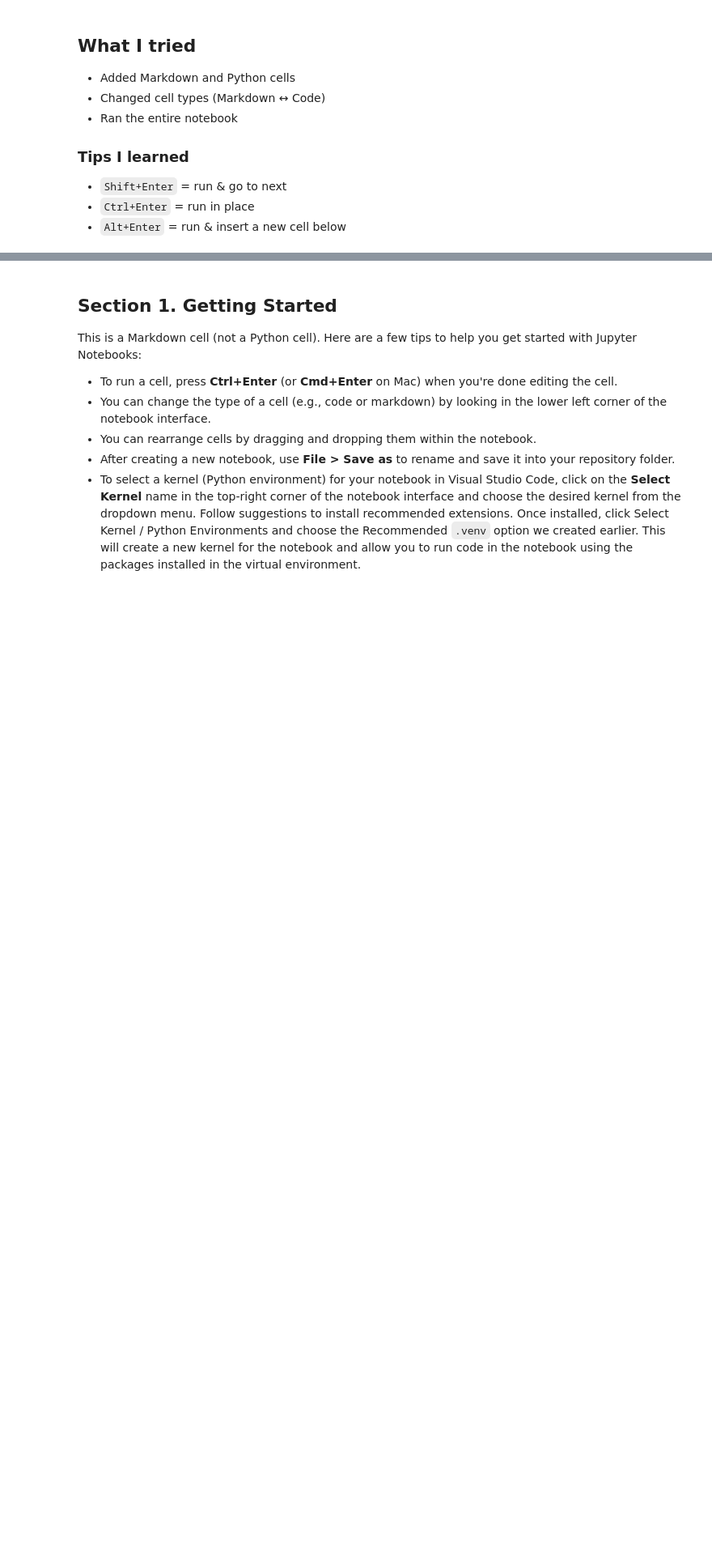
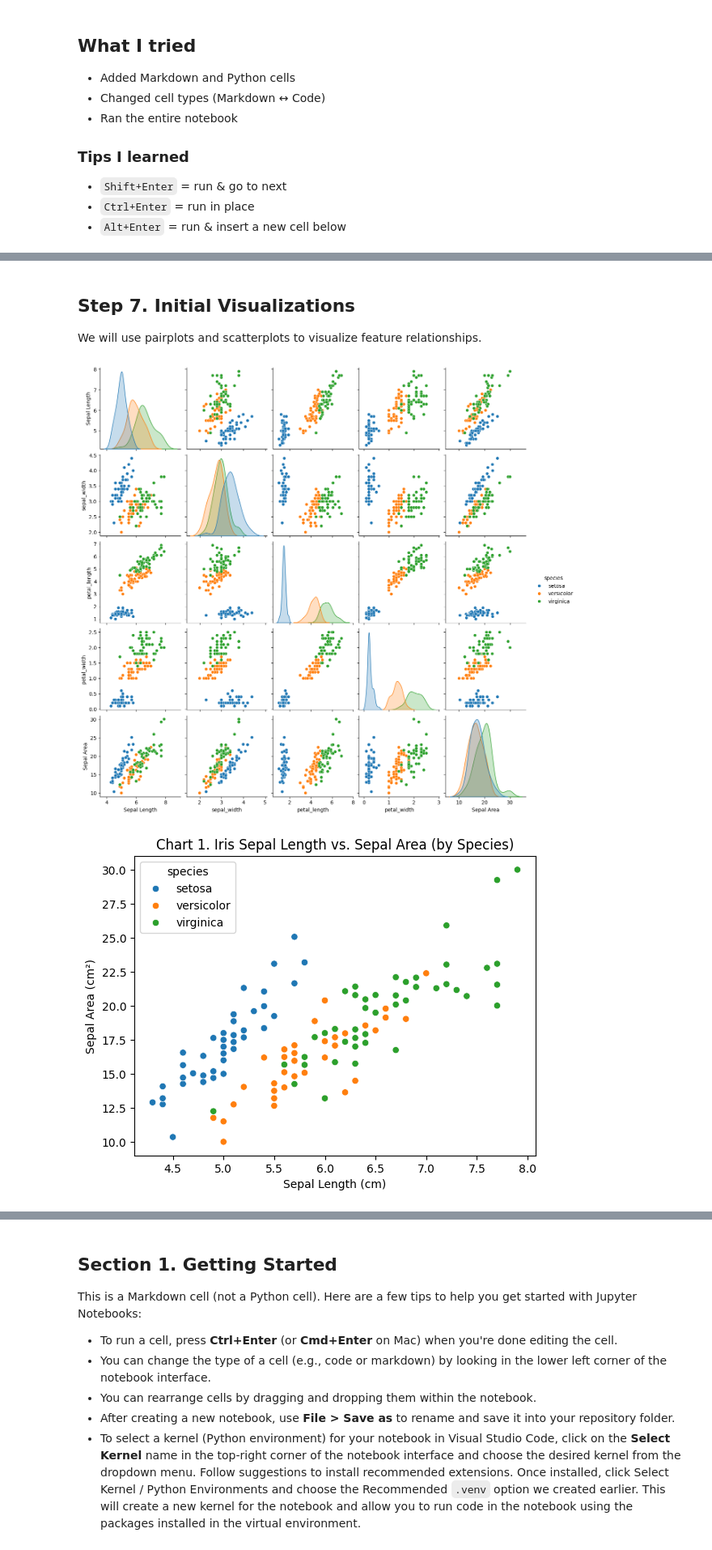
Before and after one commit to larrygold18/pro-analytics-01-datafun-04-notebooks, a Jupyter notebook: project-04-eda/project04-eda-sandra-otubushin.ipynb, the cells around one changed output, grey strips where cells are left out. Shown: that part at 81% size. Cells and saved outputs as stored; diff of their text form; code cells hidden in the pictures; blank space fills up the shorter version.

```diff
--- a/project-04-eda/project04-eda-sandra-otubushin.ipynb
+++ b/project-04-eda/project04-eda-sandra-otubushin.ipynb
@@ -33,0 +124,12 @@ Python version: 3.13.7 (tags/v3.13.7:bcee1c3, Aug 14 2025, 14:15:11) [MSC v.1944
+# %%
+# Rename a column for clarity
+iris_df.rename(columns={'sepal_length': 'Sepal Length'}, inplace=True)
+
+# Add a new feature (example)
+iris_df['Sepal Area'] = iris_df['Sepal Length'] * iris_df['sepal_width']
+
+# Hygiene (only if needed)
+iris_df = iris_df.drop_duplicates()
+iris_df.fillna(iris_df.median(numeric_only=True), inplace=True)
+
+iris_df.head()
@@ -33,0 +147,19 @@ Python version: 3.13.7 (tags/v3.13.7:bcee1c3, Aug 14 2025, 14:15:11) [MSC v.1944
+# %% [markdown]
+## Step 7. Initial Visualizations
+We will use pairplots and scatterplots to visualize feature relationships.
+# %%
+# Pairplot across numeric features, colored by species
+sns.pairplot(iris_df, hue='species')
+plt.show()
+
+# Scatter plot with engineered feature
+scatter_plt = sns.scatterplot(
+    data=iris_df, x="Sepal Length", y="Sepal Area", hue="species"
+)
+scatter_plt.set_xlabel("Sepal Length (cm)")
+scatter_plt.set_ylabel("Sepal Area (cm²)")
+scatter_plt.set_title("Chart 1. Iris Sepal Length vs. Sepal Area (by Species)")
+plt.show()
+# %% [output]
+[figure, added]
+[figure, added]
```
Also changed, not shown: parts of 21 cells of this notebook.
